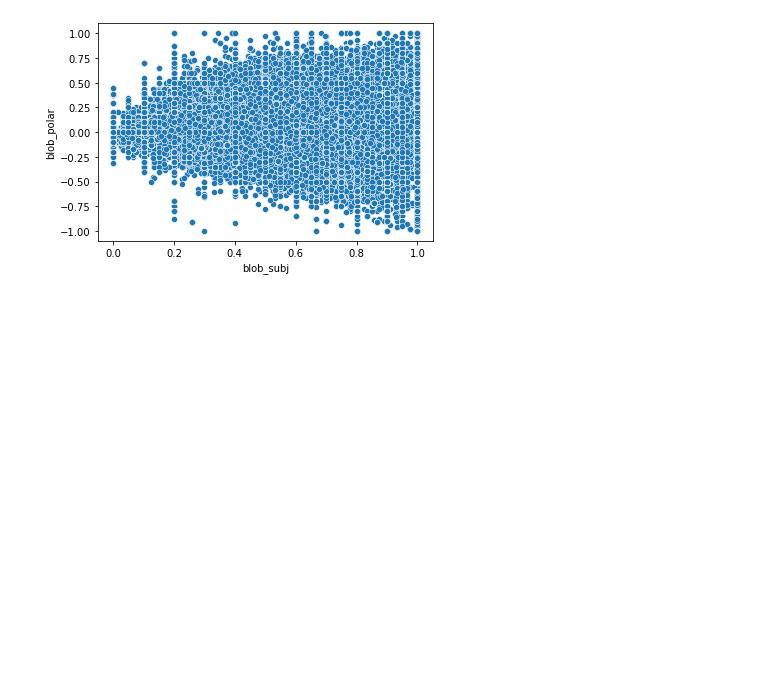
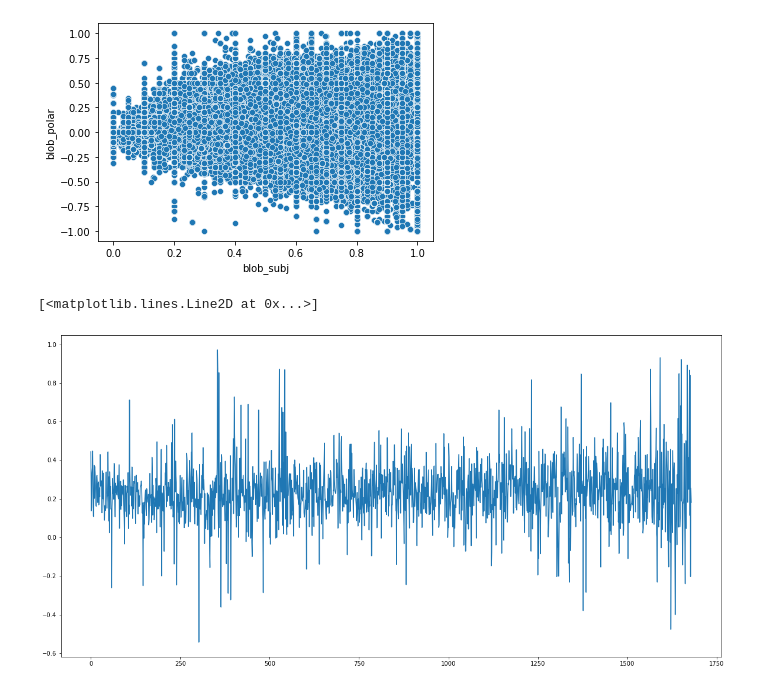
Before and after one commit to epfl-ada/ada-2021-project-gutta-boys, a Jupyter notebook: Media_analyses.ipynb, the cells around one changed output. Drawn from its saved outputs; the diff is of its cells as text; code cells hidden in the pictures; blank space fills up the shorter version.

```diff
--- a/Media_analyses.ipynb
+++ b/Media_analyses.ipynb
@@ -428,3 +442,15 @@ sns.scatterplot(nytimes['blob_subj'] , nytimes['blob_polar'])
 # %% [output]
 <AxesSubplot:xlabel='blob_subj', ylabel='blob_polar'>
 [figure]
+# %%
+mtv = add_time(mtv)
+# %%
+day_mtv = mtv.groupby('weekday_number').compound.mean()
+month_mtv = mtv.groupby('Month').compound.mean().reset_index()
+date_mtv = mtv.groupby('date_short').compound.mean().reset_index()
+# %%
+fig, ax = plt.subplots(figsize=(20,10))
+ax.plot(date_mtv['compound'])
+# %% [output]
+[<matplotlib.lines.Line2D at 0x...>]
+[figure, added]
```
Also changed, not shown: parts of 17 cells of this notebook.
